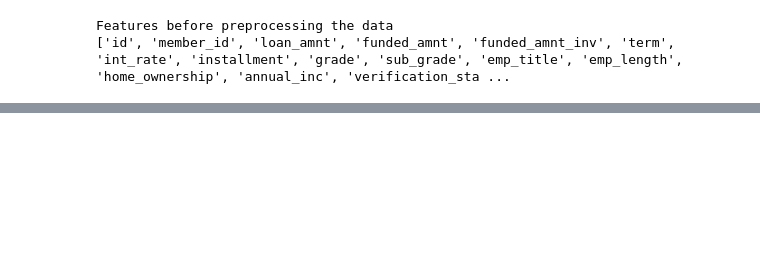
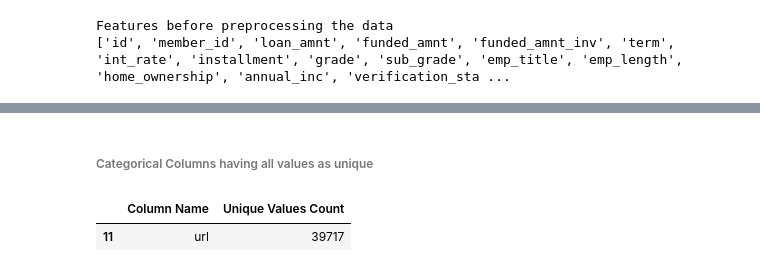
Before and after one commit to Theveetha/LendingClub_EDA_CaseStudy, a Jupyter notebook: LendingClub_EDA.ipynb, the cells around one changed output, grey strips where cells are left out. Saved outputs shown, nothing was run; the diff lists cells and outputs as text; code cells hidden in the pictures; blank space fills up the shorter version.

```diff
--- a/LendingClub_EDA.ipynb
+++ b/LendingClub_EDA.ipynb
@@ -151,0 +210,7 @@ Columns having more than 0% and less than 30% missing values (10 columns) need t
+# %% [markdown]
+###### Categorical Columns having all values as unique
+# %%
+cat_cols_df[cat_cols_df['Unique Values Count'] == data.shape[0]]
+# %% [output]
+|  | Column Name | Unique Values Count |
+| 11 | url | 39717 |
```
Also changed, not shown: parts of 24 cells of this notebook.
